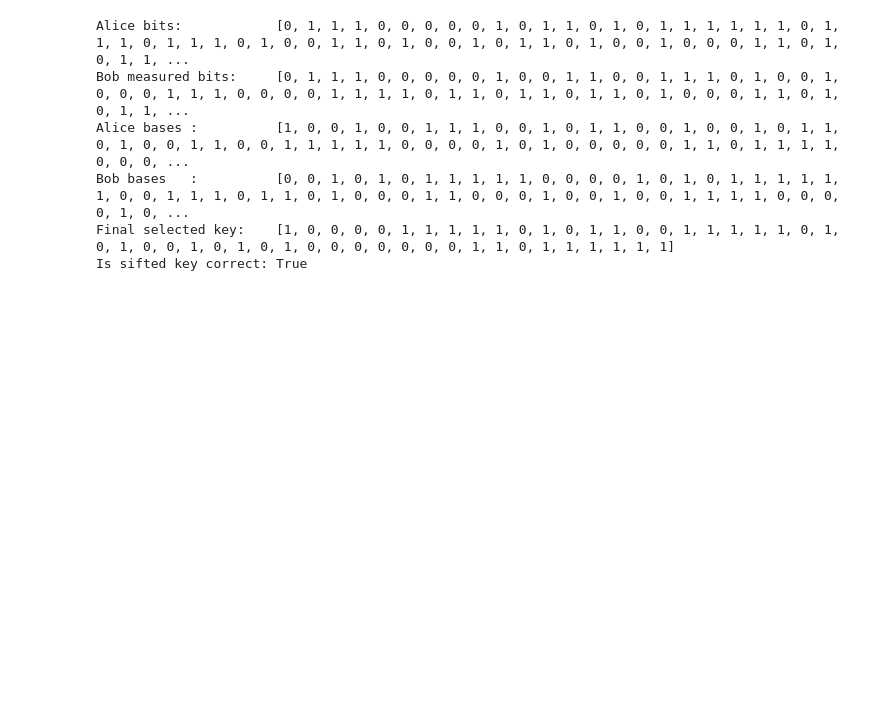
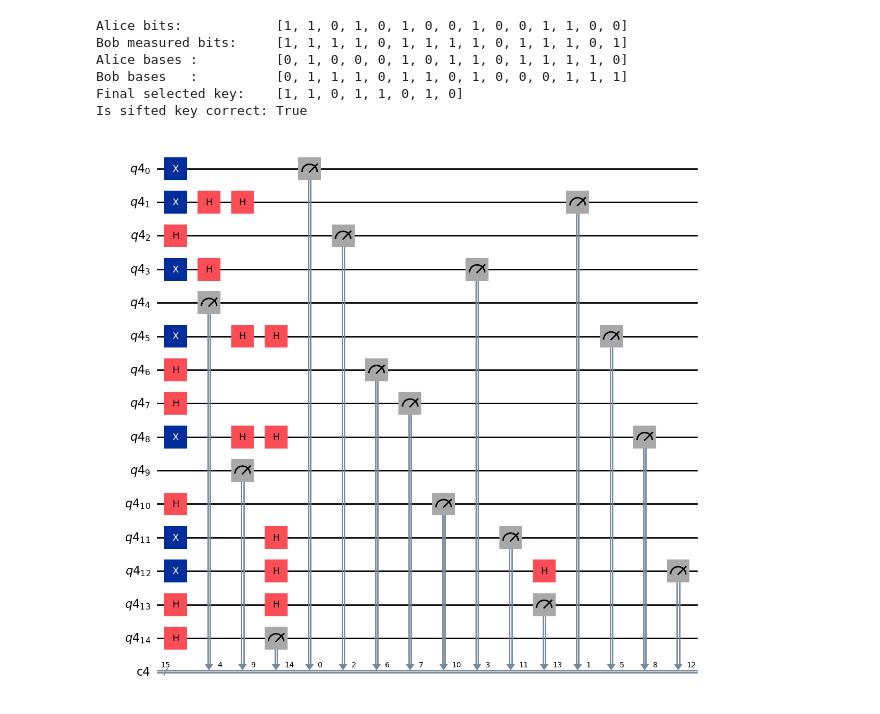
Before and after one commit to Z-the-original/Qiskit-implementation-of-BB84, a Jupyter notebook: notebook.ipynb, the cells around one changed output. Drawn from its saved outputs; the diff is of its cells as text; code cells hidden in the pictures; blank space fills up the shorter version.

```diff
--- a/notebook.ipynb
+++ b/notebook.ipynb
@@ -56,7 +38,7 @@ def get_sifted_key(n, bases_a,bases_b,bits_list):
       s_key.append(bits_list[i])
   return s_key
 
-qubit_number = 100 # not a hard code, may be replcd with input statement
+qubit_number = 15 # not a hard code, may be replcd with input statement
 
 alice_bits = generate_bit_or_basses_list(qubit_number)
 alice_bases = generate_bit_or_basses_list(qubit_number)
@@ -90,36 +72,37 @@ for i in range(qubit_number):
      bb84_circuit.measure(qr[i], cr[i])
 
 
 
 
 # in this part we run the circuit which represents the protocll
 simulator = AerSimulator()
 job = simulator.run(bb84_circuit, shots=1)
 results = job.result()
 output = (list(results.get_counts().keys())[0])
 
 
 bob_bits = [int(i) for i in output][::-1]
 
 sifted_key = get_sifted_key(qubit_number, alice_bases, bob_bases, bits_list=alice_bits)
 
 
 '''This sifted key is known by both Alice and Bob'''
 
 print("Alice bits:           ", alice_bits)
 print("Bob measured bits:    ", bob_bits)
 print("Alice bases :         ", alice_bases)
 print("Bob bases   :         ", bob_bases)
 print('Final selected key:   ',sifted_key)
 
 
 print('Is sifted key correct:',validate(qubit_number,alice_bases,bob_bases,alice_bits,bob_bits))
 
-#bb84_circuit.draw('mpl')
+bb84_circuit.draw('mpl')
 # %% [output]
-Alice bits:            [0, 1, 1, 1, 0, 0, 0, 0, 0, 1, 0, 1, 1, 0, 1, 0, 1, 1, 1, 1, 1, 1, 0, 1, 1, 1, 0, 1, 1, 1, 0, 1, 0, 0, 1, 1, 0, 1, 0, 0, 1, 0, 1, 1, 0, 1, 0, 0, 1, 0, 0, 0, 1, 1, 0, 1, 0, 1, 1, ...
-Bob measured bits:     [0, 1, 1, 1, 0, 0, 0, 0, 0, 1, 0, 0, 1, 1, 0, 0, 1, 1, 1, 0, 1, 0, 0, 1, 0, 0, 0, 1, 1, 1, 0, 0, 0, 0, 1, 1, 1, 1, 0, 1, 1, 0, 1, 1, 0, 1, 1, 0, 1, 0, 0, 0, 1, 1, 0, 1, 0, 1, 1, ...
-Alice bases :          [1, 0, 0, 1, 0, 0, 1, 1, 1, 0, 0, 1, 0, 1, 1, 0, 0, 1, 0, 0, 1, 0, 1, 1, 0, 1, 0, 0, 1, 1, 0, 0, 1, 1, 1, 1, 1, 0, 0, 0, 0, 1, 0, 1, 0, 0, 0, 0, 0, 1, 1, 0, 1, 1, 1, 1, 0, 0, 0, ...
-Bob bases   :          [0, 0, 1, 0, 1, 0, 1, 1, 1, 1, 1, 0, 0, 0, 0, 1, 0, 1, 0, 1, 1, 1, 1, 1, 1, 0, 0, 1, 1, 1, 0, 1, 1, 0, 1, 0, 0, 0, 1, 1, 0, 0, 0, 1, 0, 0, 1, 0, 0, 1, 1, 1, 1, 0, 0, 0, 0, 1, 0, ...
-Final selected key:    [1, 0, 0, 0, 0, 1, 1, 1, 1, 1, 0, 1, 0, 1, 1, 0, 0, 1, 1, 1, 1, 1, 0, 1, 0, 1, 0, 0, 1, 0, 1, 0, 1, 0, 0, 0, 0, 0, 0, 0, 1, 1, 0, 1, 1, 1, 1, 1, 1]
+Alice bits:            [1, 1, 0, 1, 0, 1, 0, 0, 1, 0, 0, 1, 1, 0, 0]
+Bob measured bits:     [1, 1, 1, 1, 0, 1, 1, 1, 1, 0, 1, 1, 1, 0, 1]
+Alice bases :          [0, 1, 0, 0, 0, 1, 0, 1, 1, 0, 1, 1, 1, 1, 0]
+Bob bases   :          [0, 1, 1, 1, 0, 1, 1, 0, 1, 0, 0, 0, 1, 1, 1]
+Final selected key:    [1, 1, 0, 1, 1, 0, 1, 0]
 Is sifted key correct: True
+[figure, added]
```
Also changed, not shown: parts of 2 cells of this notebook.
